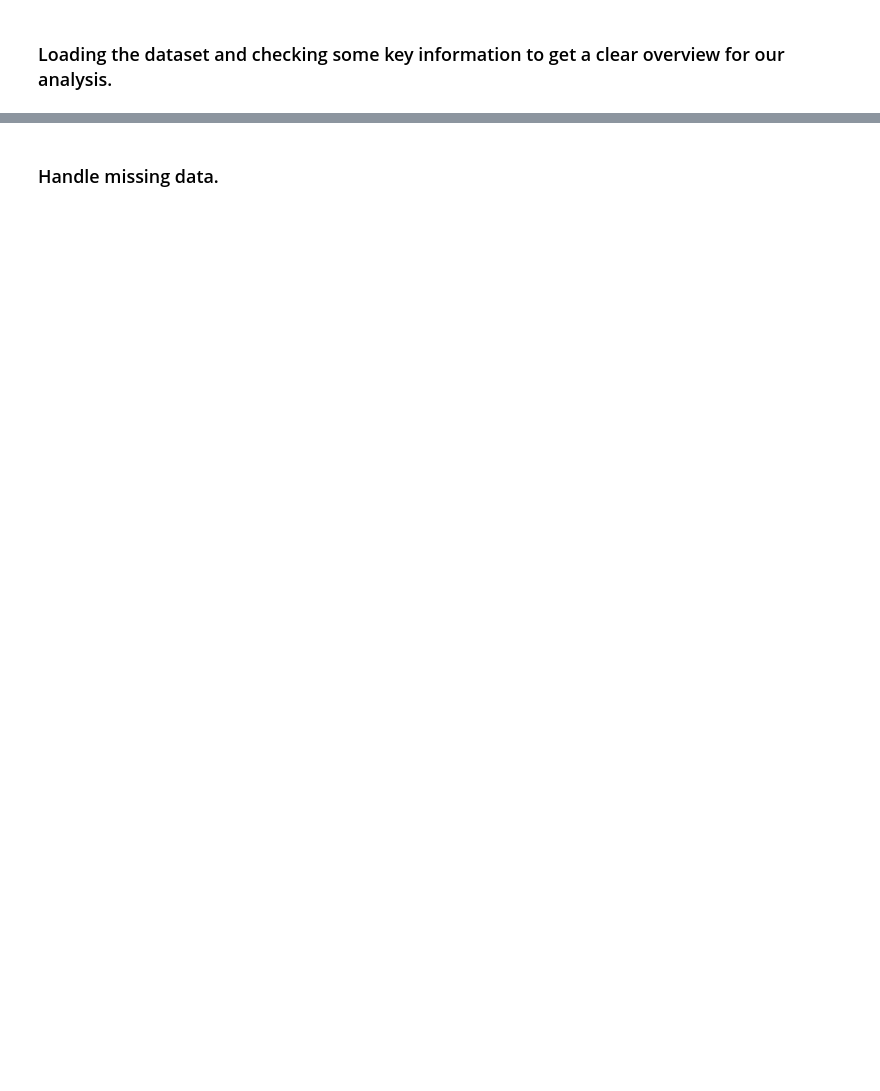
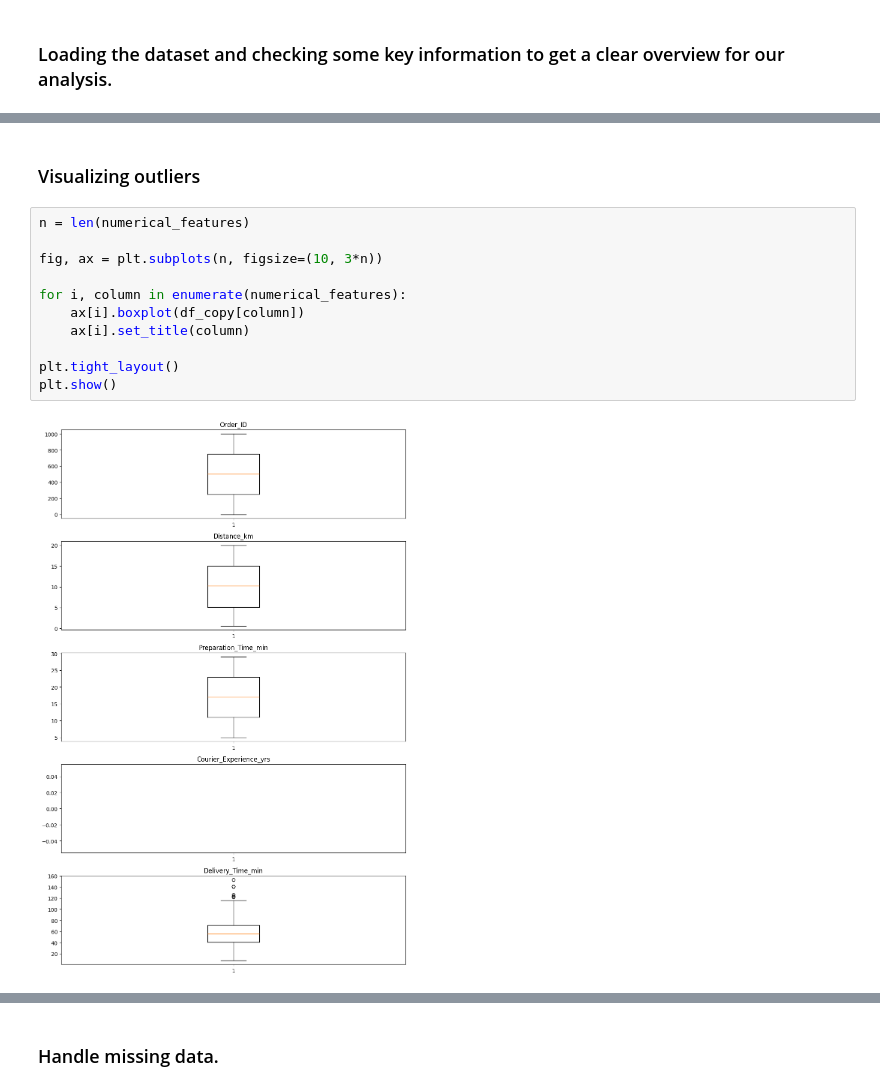
Before and after one commit to PriscillaAlmeida07/food-delivery-time-prediction, a Jupyter notebook: notebooks/ifood_analysis.ipynb, the cells around one changed output, grey strips where cells are left out. Drawn from its saved outputs; the diff is of its cells as text; blank space fills up the shorter version.

```diff
--- a/notebooks/ifood_analysis.ipynb
+++ b/notebooks/ifood_analysis.ipynb
@@ -62,0 +137,15 @@ dtype: int64
+# %% [markdown]
+### Visualizing outliers
+# %%
+n = len(numerical_features)
+
+fig, ax = plt.subplots(n, figsize=(10, 3*n))
+
+for i, column in enumerate(numerical_features):
+    ax[i].boxplot(df_copy[column])
+    ax[i].set_title(column)
+
+plt.tight_layout()
+plt.show()
+# %% [output]
+[figure, added]
```
Also changed, not shown: parts of 17 cells of this notebook.
